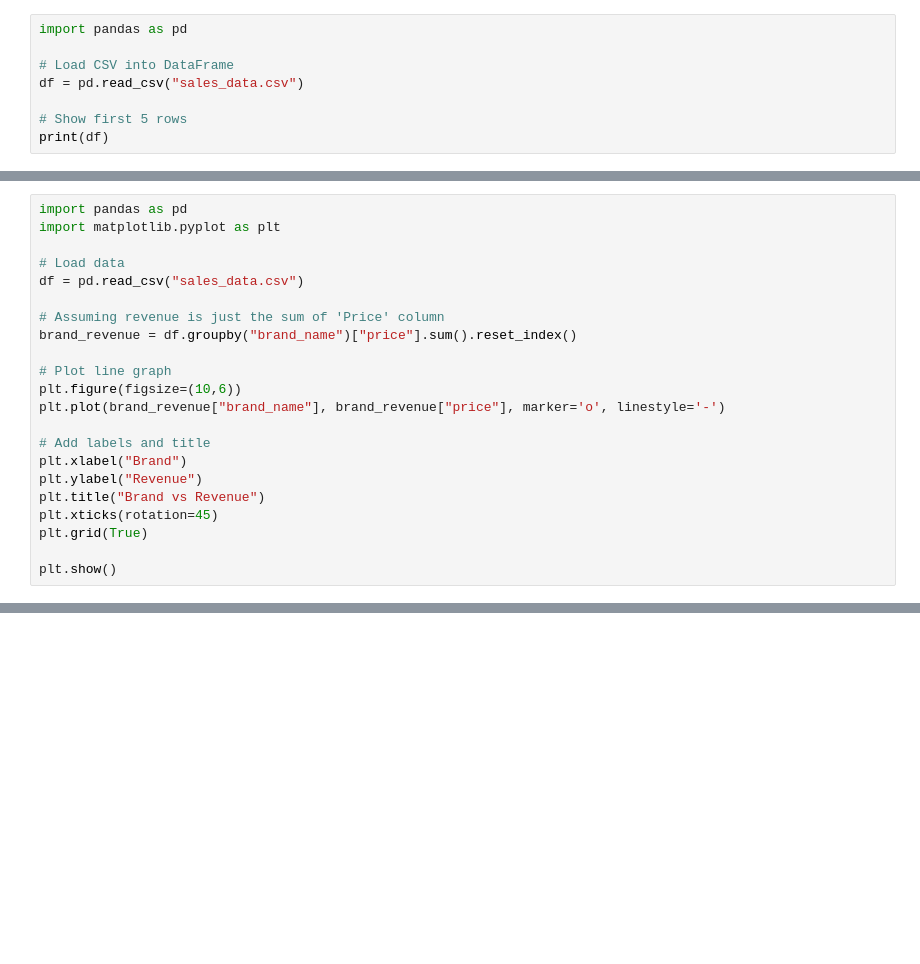
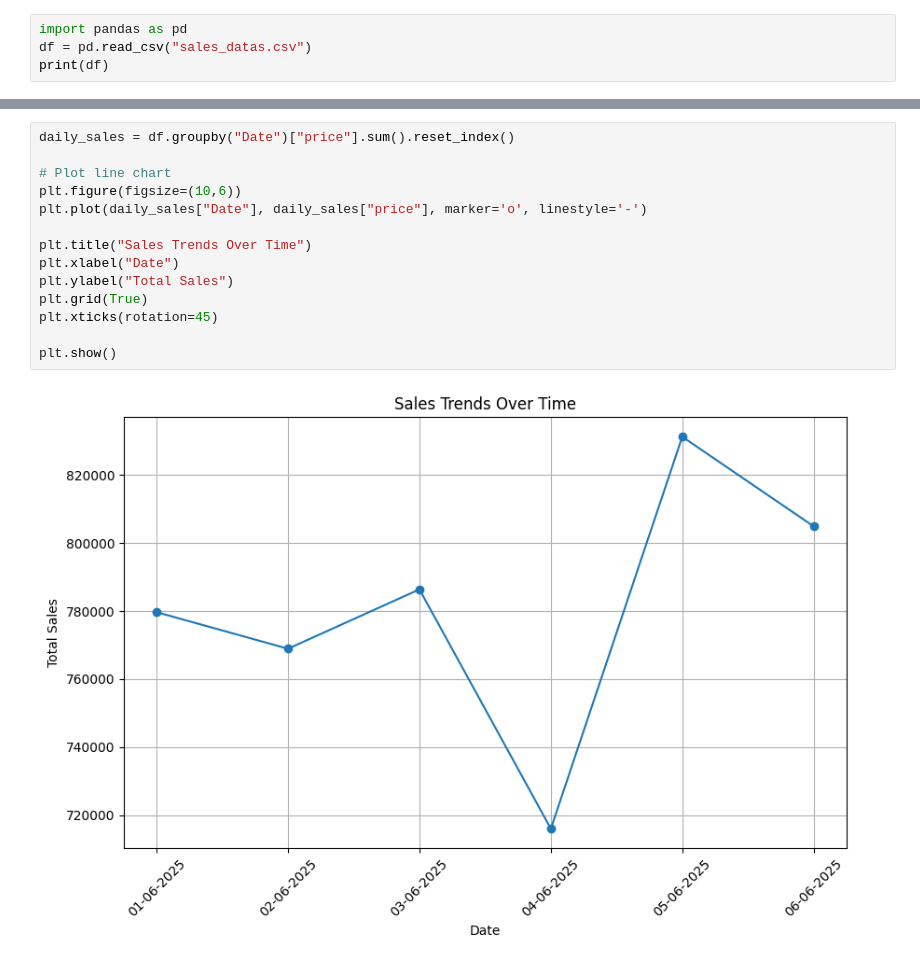
Before and after one commit to Chandrakiran462/python_course_work, a Jupyter notebook: Assignments/6.data_analysis.ipynb, the cells around one changed output, grey strips where cells are left out. Drawn from its saved outputs; the diff is of its cells as text; blank space fills up the shorter version.

```diff
--- a/Assignments/6.data_analysis.ipynb
+++ b/Assignments/6.data_analysis.ipynb
@@ -22,9 +5,5 @@ United Colors of Benetton,759.0,1899.0,0.6,4.0,63.0,Regular Fit Jeans
 # %%
 import pandas as pd
-
-# Load CSV into DataFrame
-df = pd.read_csv("sales_data.csv")
-
-# Show first 5 rows
+df = pd.read_csv("sales_datas.csv")
 print(df)
 # %% [output]
@@ -70,22 +50,0 @@ print(brand_revenue)
-# %%
-import pandas as pd
-import matplotlib.pyplot as plt
-
-# Load data
-df = pd.read_csv("sales_data.csv")
-
-# Assuming revenue is just the sum of 'Price' column
-brand_revenue = df.groupby("brand_name")["price"].sum().reset_index()
-
-# Plot line graph
-plt.figure(figsize=(10,6))
-plt.plot(brand_revenue["brand_name"], brand_revenue["price"], marker='o', linestyle='-')
-
-# Add labels and title
-plt.xlabel("Brand")
-plt.ylabel("Revenue")
-plt.title("Brand vs Revenue")
-plt.xticks(rotation=45)
-plt.grid(True)
-
-plt.show()
@@ -93,0 +86,16 @@ plt.show()
+# %%
+daily_sales = df.groupby("Date")["price"].sum().reset_index()
+
+# Plot line chart
+plt.figure(figsize=(10,6))
+plt.plot(daily_sales["Date"], daily_sales["price"], marker='o', linestyle='-')
+
+plt.title("Sales Trends Over Time")
+plt.xlabel("Date")
+plt.ylabel("Total Sales")
+plt.grid(True)
+plt.xticks(rotation=45)
+
+plt.show()
+# %% [output]
+[figure, added]
```
Also changed, not shown: parts of 13 cells of this notebook, 3 other files.
